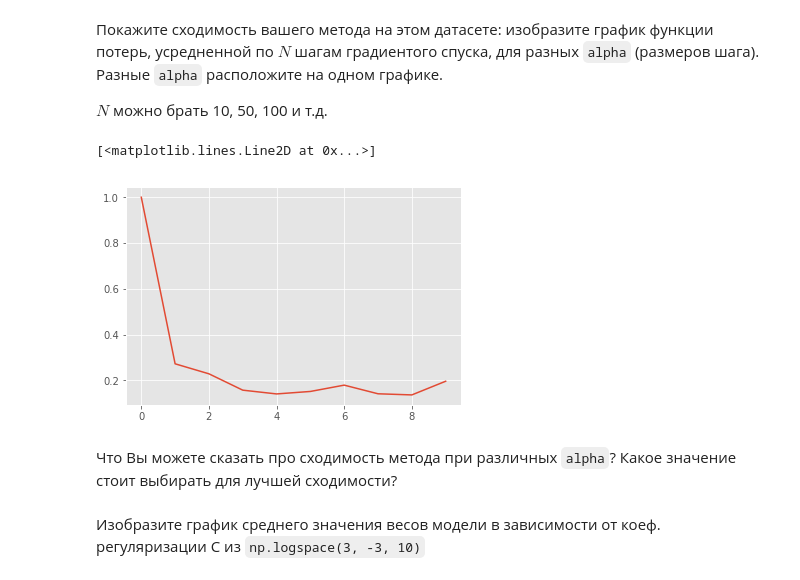
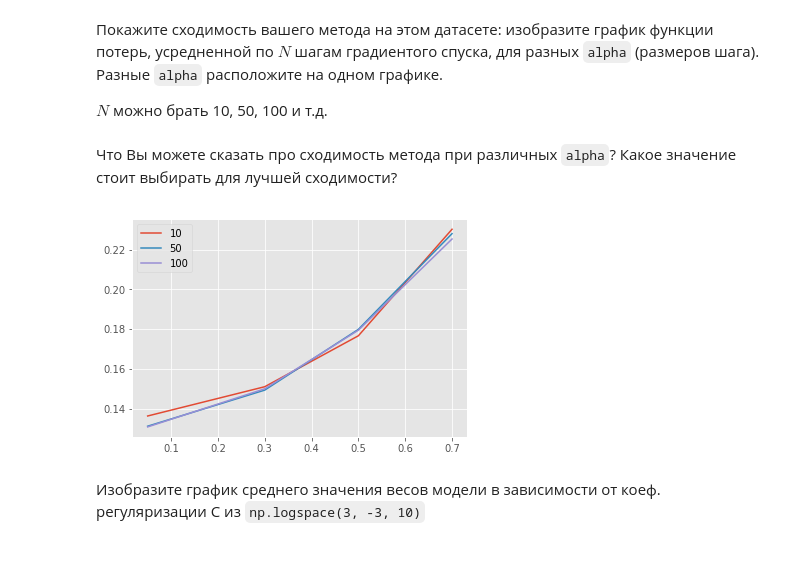
Before and after one commit to poliik/DA, a Jupyter notebook: Karpikova_hw3.ipynb, the cells around one changed output. Saved outputs shown, nothing was run; the diff lists cells and outputs as text; code cells hidden in the pictures.

```diff
--- a/Karpikova_hw3.ipynb
+++ b/Karpikova_hw3.ipynb
@@ -431,20 +431,22 @@ X, y = make_classification(n_samples=1000, n_features=10,
 Покажите сходимость вашего метода на этом датасете: изобразите график  функции потерь, усредненной по $N$ шагам градиентого спуска, для разных `alpha` (размеров шага). Разные `alpha` расположите на одном графике.
 
 $N$ можно брать 10, 50, 100 и т.д.
-# %%
-loss =[1]
-alpha_ = 0.9
-for i in range(1, 10):
-    clf = MySGDClassifier(batch_generator, alpha = alpha_, max_epoch=i, C=100)
-    clf.fit(X, y)
-    loss.append(np.nanmean(clf.errors_log['loss']))
-    alpha_= np.abs(loss[i] - loss[i - 1])
-plt.plot(range(10), loss[:])
-# %% [output]
-[<matplotlib.lines.Line2D at 0x...>]
-[figure, removed]
 # %% [markdown]
 Что Вы можете сказать про сходимость метода при различных `alpha`? Какое значение стоит выбирать для лучшей сходимости?
+# %%
+alpha_ = [0.05, 0.3, 0.5, 0.7]
+N = [10, 50, 100]
+for j in N:
+    loss=[]
+    for i in alpha_:
+        clf = MySGDClassifier(batch_generator, alpha=i, max_epoch=j, C=100)
+        clf.fit(X, y)
+        loss.append(np.nanmean(clf.errors_log['loss']))
+    plt.plot(alpha_[:], loss[:], label=j)
+plt.legend()
+plt.show()
+# %% [output]
+[figure, added]
 # %% [markdown]
 Изобразите график среднего значения весов модели в зависимости от коеф. регуляризации С из `np.logspace(3, -3, 10)`
 # %%
```
Also changed, not shown: parts of 1 cell of this notebook.
